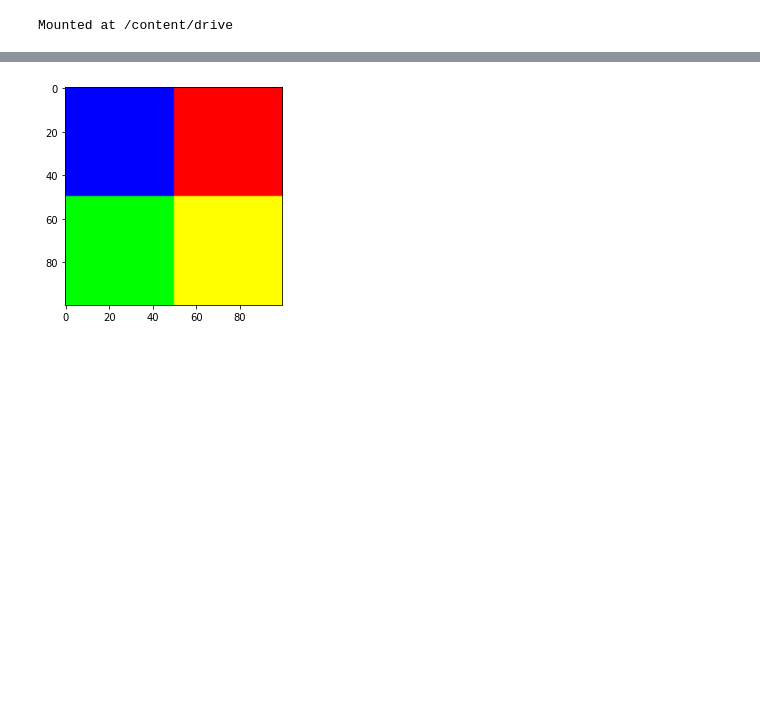
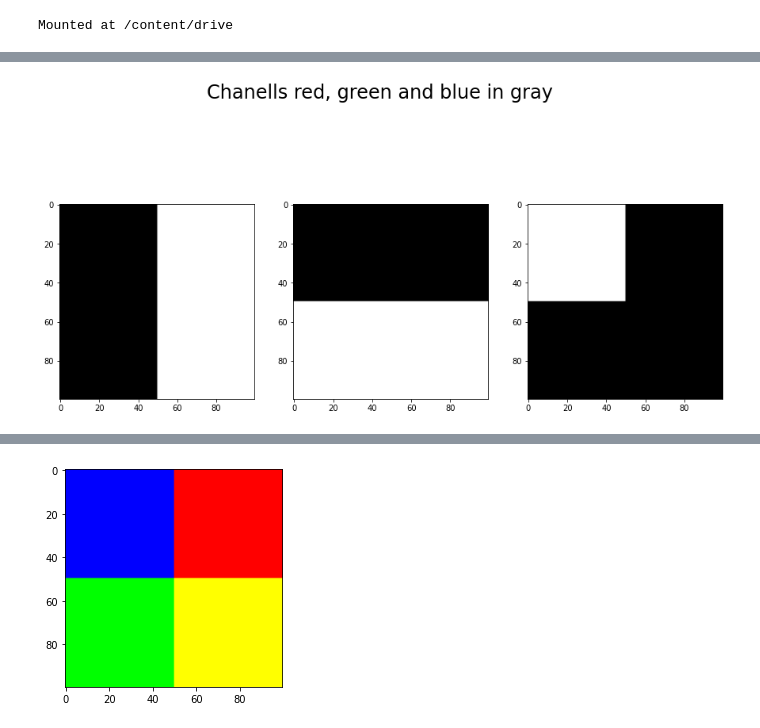
Before and after one commit to EjbejaranosAI/MAI-UPC, a Jupyter notebook: image_operators_and_filters.ipynb, the cells around one changed output, grey strips where cells are left out. Saved outputs shown, nothing was run; the diff lists cells and outputs as text; code cells hidden in the pictures; blank space fills up the shorter version.

```diff
--- a/image_operators_and_filters.ipynb
+++ b/image_operators_and_filters.ipynb
@@ -81,3 +45,31 @@ plt.show
+# %%
+# solution
+chanell_1 = np.zeros([100,100],dtype = np.uint8)
+chanell_1[:,50:100] = 255
+
+
+chanell_2 = np.zeros([100,100], dtype=np.uint8)
+chanell_2[50:100,:] = 255
+
+
+chanell_3 = np.zeros([100,100], dtype=np.uint8)
+chanell_3[0:50,0:50] = 255
+
+plt.figure(figsize=(15, 8))
+plt.suptitle('Chanells red, green and blue in gray', size='24')
+G = gridspec.GridSpec(1, 3)
+#Picture No.1
+axes_1 = plt.subplot(G[0,0])
+plt.imshow(chanell_1, cmap="gray")
+#Picture No.1
+axes_1 = plt.subplot(G[0,1])
+plt.imshow(chanell_2, cmap="gray")
+#Picture No.1
+axes_1 = plt.subplot(G[0,2])
+plt.imshow(chanell_3, cmap="gray")
+plt.show()
+# %% [output]
+[figure, added]
 # %% [markdown]
 *   Use the above three images to create the following image
 
```
Also changed, not shown: parts of 34 cells of this notebook.
